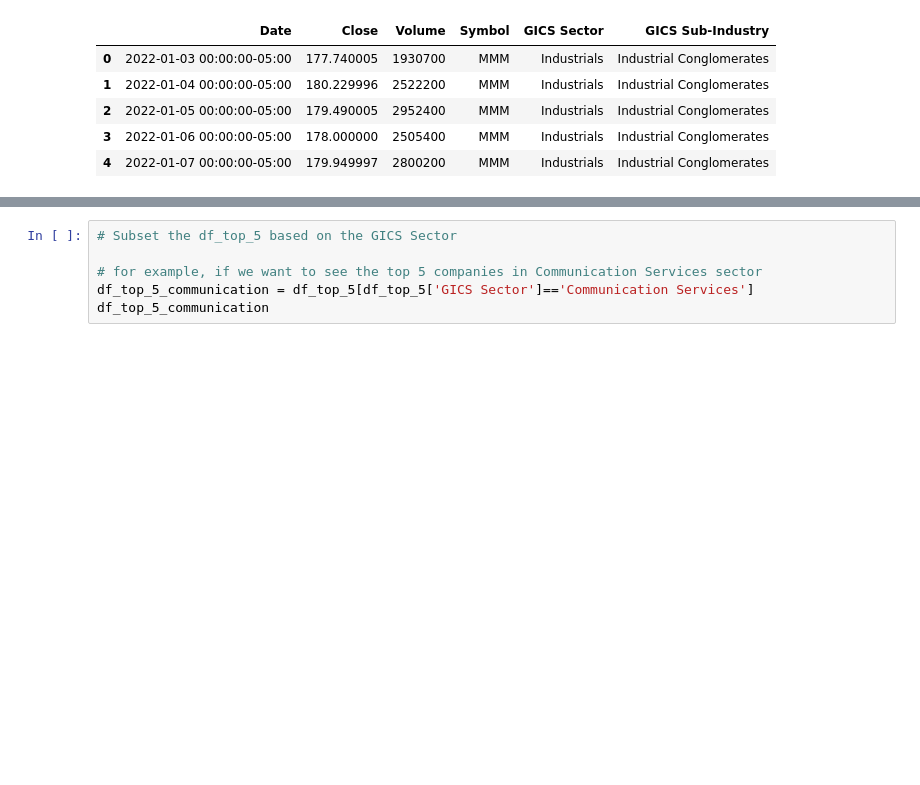
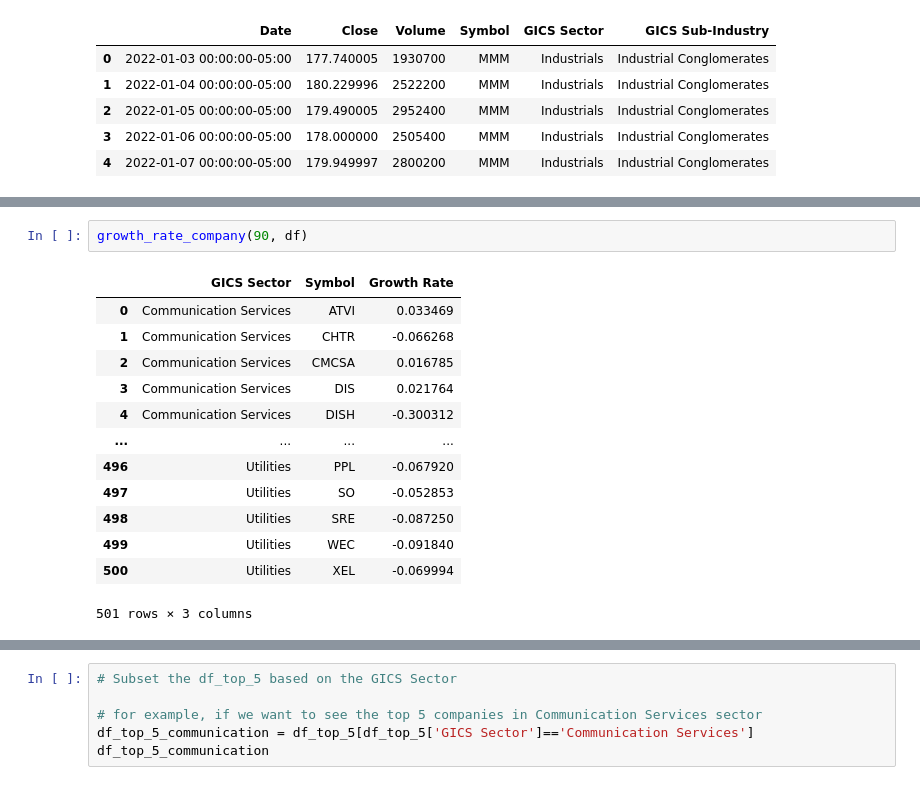
Before and after one commit to Amethyst1016/DATA551_Project, a Jupyter notebook: top5_trend_demo.ipynb, the cells around one changed output, grey strips where cells are left out. Saved outputs shown, nothing was run; the diff lists cells and outputs as text; blank space fills up the shorter version.

```diff
--- a/top5_trend_demo.ipynb
+++ b/top5_trend_demo.ipynb
@@ -57,3 +48,19 @@ def growth_rate_company(duration):
+# %%
+growth_rate_company(90, df)
+# %% [output]
+|  | GICS Sector | Symbol | Growth Rate |
+| 0 | Communication Services | ATVI | 0.033469 |
+| 1 | Communication Services | CHTR | -0.066268 |
+| 2 | Communication Services | CMCSA | 0.016785 |
+| 3 | Communication Services | DIS | 0.021764 |
+| 4 | Communication Services | DISH | -0.300312 |
+| ... | ... | ... | ... |
+| 496 | Utilities | PPL | -0.067920 |
+| 497 | Utilities | SO | -0.052853 |
+| 498 | Utilities | SRE | -0.087250 |
+| 499 | Utilities | WEC | -0.091840 |
+| 500 | Utilities | XEL | -0.069994 |
+501 rows × 3 columns
 # %%
 growth_rate_company(90)
 # %% [output]
```
Also changed, not shown: parts of 13 cells of this notebook, 2 other files.
